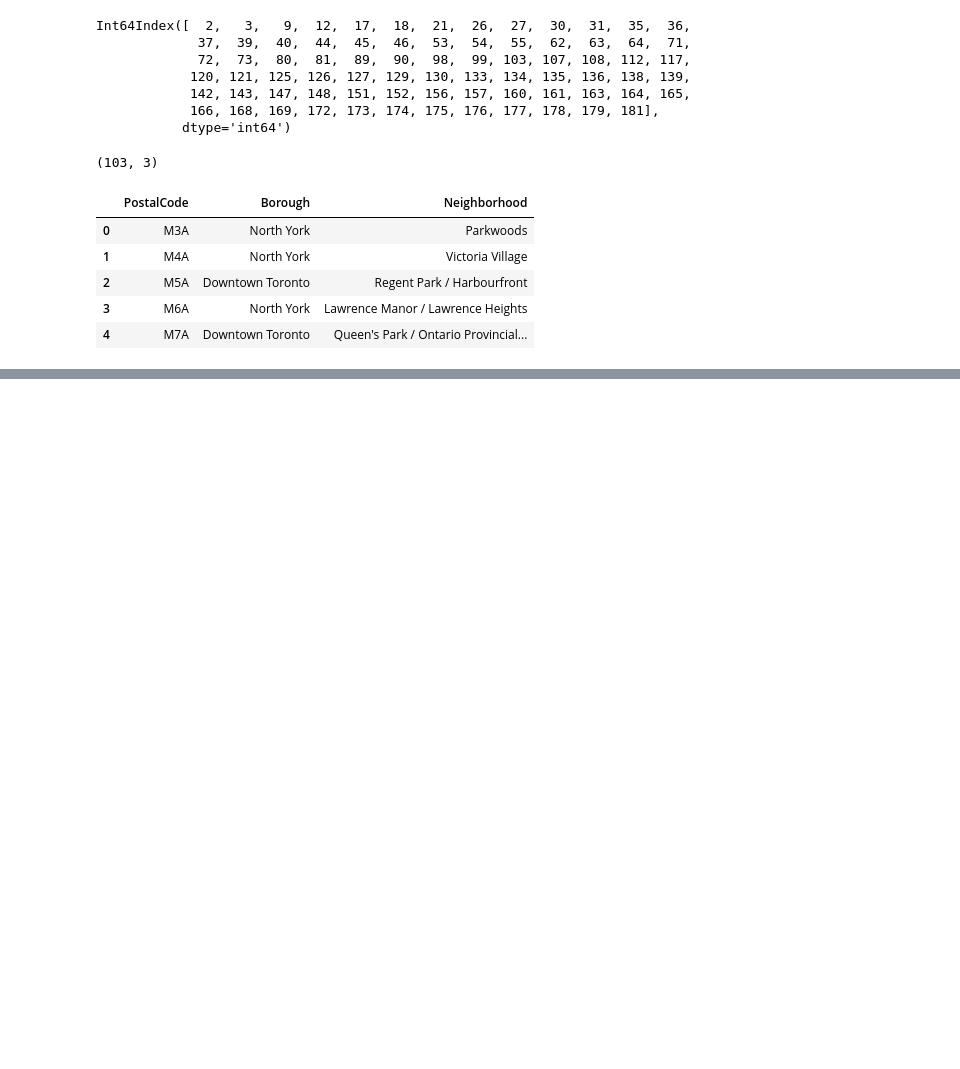
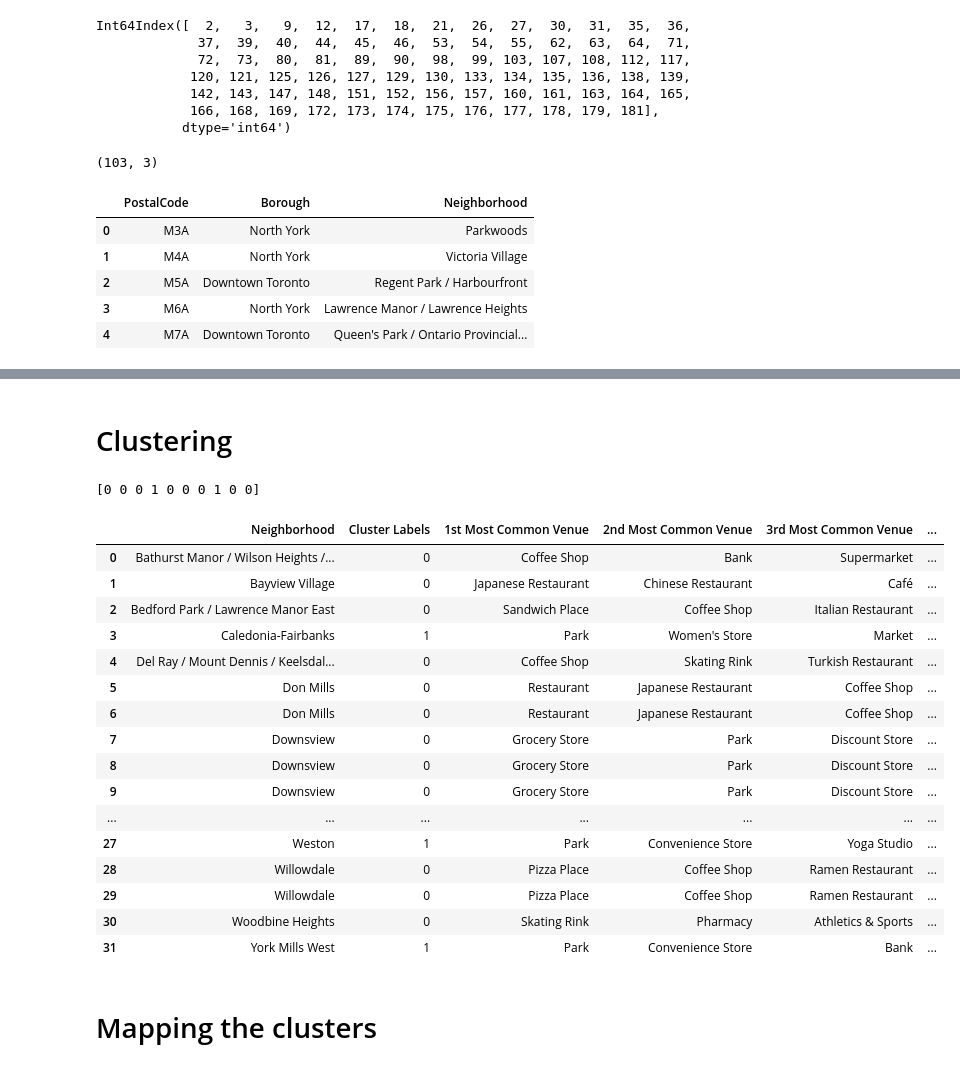
Before and after one commit to semanurkps/IBM_capstone, a Jupyter notebook: Capstone Project .ipynb, the cells around one changed output, grey strips where cells are left out. Drawn from its saved outputs; the diff is of its cells as text; code cells hidden in the pictures; blank space fills up the shorter version.

Commit message:
Published from Watson Studio.

```diff
--- a/Capstone Project .ipynb
+++ b/Capstone Project .ipynb
@@ -180,0 +361,21 @@ df2.head()
+# %%
+num_top_venues = 5
+
+indicators = ['st', 'nd', 'rd']
+
+# create columns according to number of top venues
+columns = ['Neighborhood']
+for ind in np.arange(num_top_venues):
+    try:
+        columns.append('{}{} Most Common Venue'.format(ind+1, indicators[ind]))
+    except:
+        columns.append('{}th Most Common Venue'.format(ind+1))
+
+# create a new dataframe
+neighbor_sorted = pd.DataFrame(columns=columns)
+neighbor_sorted['Neighborhood'] = york_neighbor['Neighborhood']
+
+for ind in np.arange(york_neighbor.shape[0]):
+    neighbor_sorted.iloc[ind, 1:] = return_most_common_venues(york_neighbor.iloc[ind, :], num_top_venues)
+
+neighbor_sorted.head()
@@ -180,0 +389,2 @@ df2.head()
+# %% [markdown]
+# Clustering
@@ -180,0 +398,44 @@ df2.head()
+# %%
+# set number of clusters
+kclusters = 4
+
+york_clustering = york_neighbor.drop('Neighborhood', 1)
+
+# run k-means clustering
+kmeans = KMeans(n_clusters=kclusters, random_state=0).fit(york_clustering)
+
+print(kmeans.labels_[0:10]) # check cluster labels generated for each row in the dataframe
+
+
+# add clustering labels
+neighbor_sorted.insert(0, 'Cluster Labels', kmeans.labels_)
+# %% [output]
+[0 0 0 1 0 0 0 1 0 0]
+# %%
+#merge it with the first dataset to get latitude and longtitude values
+york_merged = york
+
+# merge toronto_grouped with toronto_data to add latitude/longitude for each neighborhood
+york_merged = pd.merge(neighbor_sorted.set_index('Neighborhood'),york, on='Neighborhood')
+
+york_merged
+# %% [output]
+|  | Neighborhood | Cluster Labels | 1st Most Common Venue | 2nd Most Common Venue | 3rd Most Common Venue | ... |
+| 0 | Bathurst Manor / Wilson Heights /... | 0 | Coffee Shop | Bank | Supermarket | ... |
+| 1 | Bayview Village | 0 | Japanese Restaurant | Chinese Restaurant | Café | ... |
+| 2 | Bedford Park / Lawrence Manor East | 0 | Sandwich Place | Coffee Shop | Italian Restaurant | ... |
+| 3 | Caledonia-Fairbanks | 1 | Park | Women's Store | Market | ... |
+| 4 | Del Ray / Mount Dennis / Keelsdal... | 0 | Coffee Shop | Skating Rink | Turkish Restaurant | ... |
+| 5 | Don Mills | 0 | Restaurant | Japanese Restaurant | Coffee Shop | ... |
+| 6 | Don Mills | 0 | Restaurant | Japanese Restaurant | Coffee Shop | ... |
+| 7 | Downsview | 0 | Grocery Store | Park | Discount Store | ... |
+| 8 | Downsview | 0 | Grocery Store | Park | Discount Store | ... |
+| 9 | Downsview | 0 | Grocery Store | Park | Discount Store | ... |
+| ... | ... | ... | ... | ... | ... | ... |
+| 27 | Weston | 1 | Park | Convenience Store | Yoga Studio | ... |
+| 28 | Willowdale | 0 | Pizza Place | Coffee Shop | Ramen Restaurant | ... |
+| 29 | Willowdale | 0 | Pizza Place | Coffee Shop | Ramen Restaurant | ... |
+| 30 | Woodbine Heights | 0 | Skating Rink | Pharmacy | Athletics & Sports | ... |
+| 31 | York Mills West | 1 | Park | Convenience Store | Bank | ... |
+# %% [markdown]
+# Mapping the clusters
```
Also changed, not shown: parts of 21 cells of this notebook.
